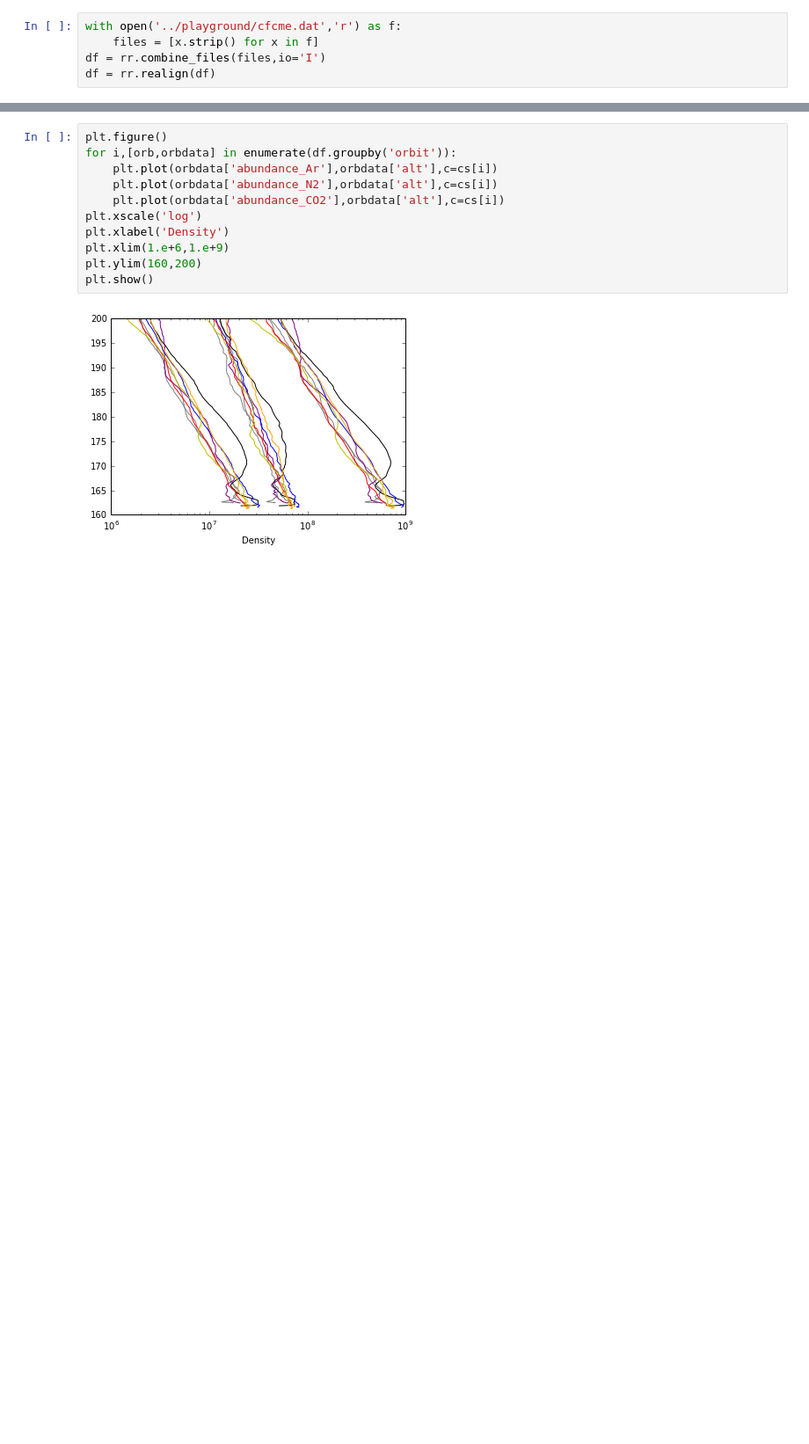
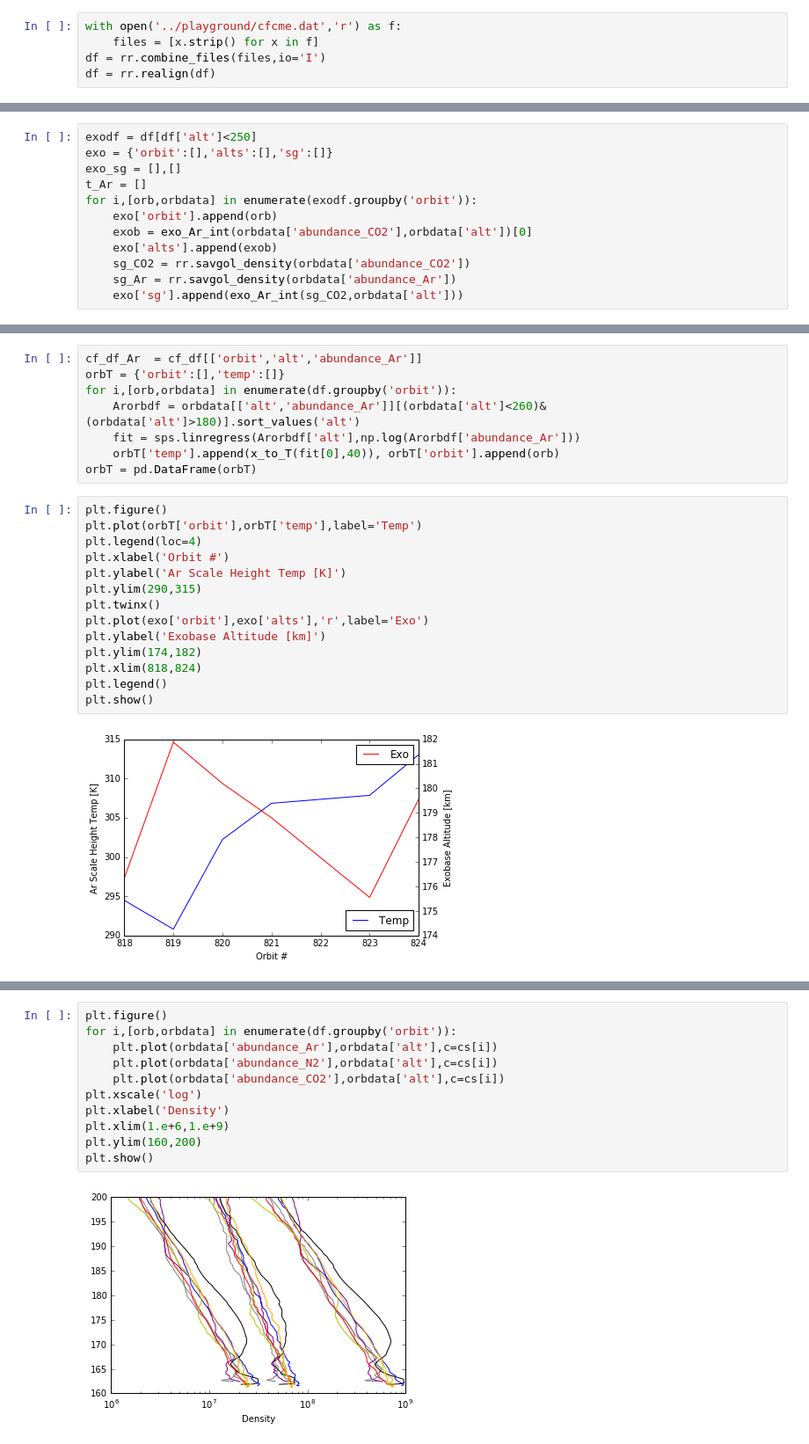
Before and after one commit to marek-slipski/NGIMS-hp, a Jupyter notebook: notebooks/cfcme.ipynb, the cells around one changed output, grey strips where cells are left out. Shown at 88% size. Cells and saved outputs as stored; diff of their text form; blank space fills up the shorter version.

```diff
--- a/notebooks/cfcme.ipynb
+++ b/notebooks/cfcme.ipynb
@@ -47,0 +99,12 @@ plt.show()
+# %%
+exodf = df[df['alt']<250]
+exo = {'orbit':[],'alts':[],'sg':[]}
+exo_sg = [],[]
+t_Ar = []
+for i,[orb,orbdata] in enumerate(exodf.groupby('orbit')):
+    exo['orbit'].append(orb)
+    exob = exo_Ar_int(orbdata['abundance_CO2'],orbdata['alt'])[0]
+    exo['alts'].append(exob)
+    sg_CO2 = rr.savgol_density(orbdata['abundance_CO2'])
+    sg_Ar = rr.savgol_density(orbdata['abundance_Ar'])
+    exo['sg'].append(exo_Ar_int(sg_CO2,orbdata['alt']))
@@ -47,0 +164,24 @@ plt.show()
+# %%
+cf_df_Ar  = cf_df[['orbit','alt','abundance_Ar']]
+orbT = {'orbit':[],'temp':[]}
+for i,[orb,orbdata] in enumerate(df.groupby('orbit')):
+    Arorbdf = orbdata[['alt','abundance_Ar']][(orbdata['alt']<260)&(orbdata['alt']>180)].sort_values('alt')
+    fit = sps.linregress(Arorbdf['alt'],np.log(Arorbdf['abundance_Ar']))
+    orbT['temp'].append(x_to_T(fit[0],40)), orbT['orbit'].append(orb)
+orbT = pd.DataFrame(orbT)
+# %%
+plt.figure()
+plt.plot(orbT['orbit'],orbT['temp'],label='Temp')
+plt.legend(loc=4)
+plt.xlabel('Orbit #')
+plt.ylabel('Ar Scale Height Temp [K]')
+plt.ylim(290,315)
+plt.twinx()
+plt.plot(exo['orbit'],exo['alts'],'r',label='Exo')
+plt.ylabel('Exobase Altitude [km]')
+plt.ylim(174,182)
+plt.xlim(818,824)
+plt.legend()
+plt.show()
+# %% [output]
+[figure, added]
```
Also changed, not shown: parts of 15 cells of this notebook, 4 other files.
